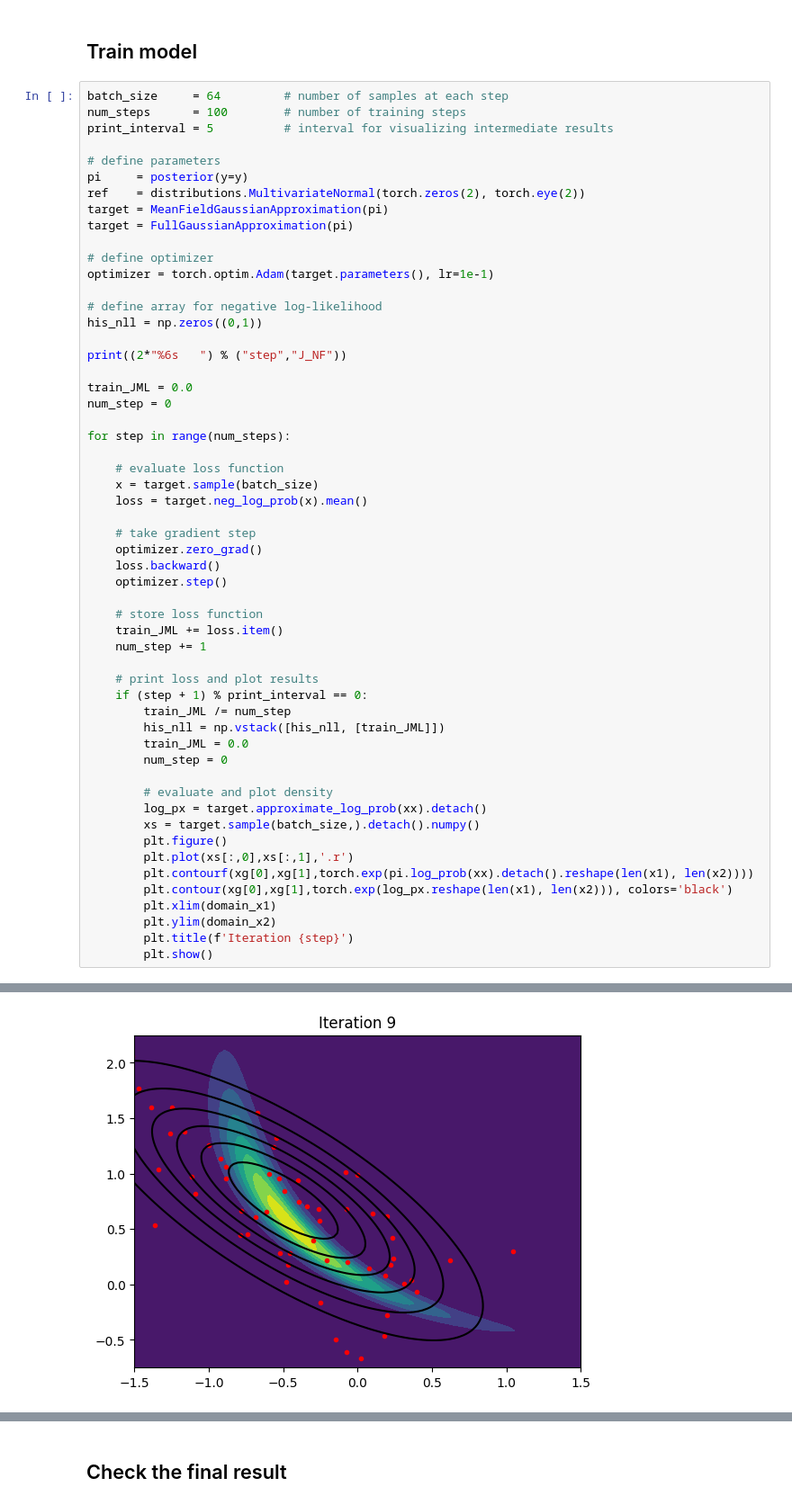
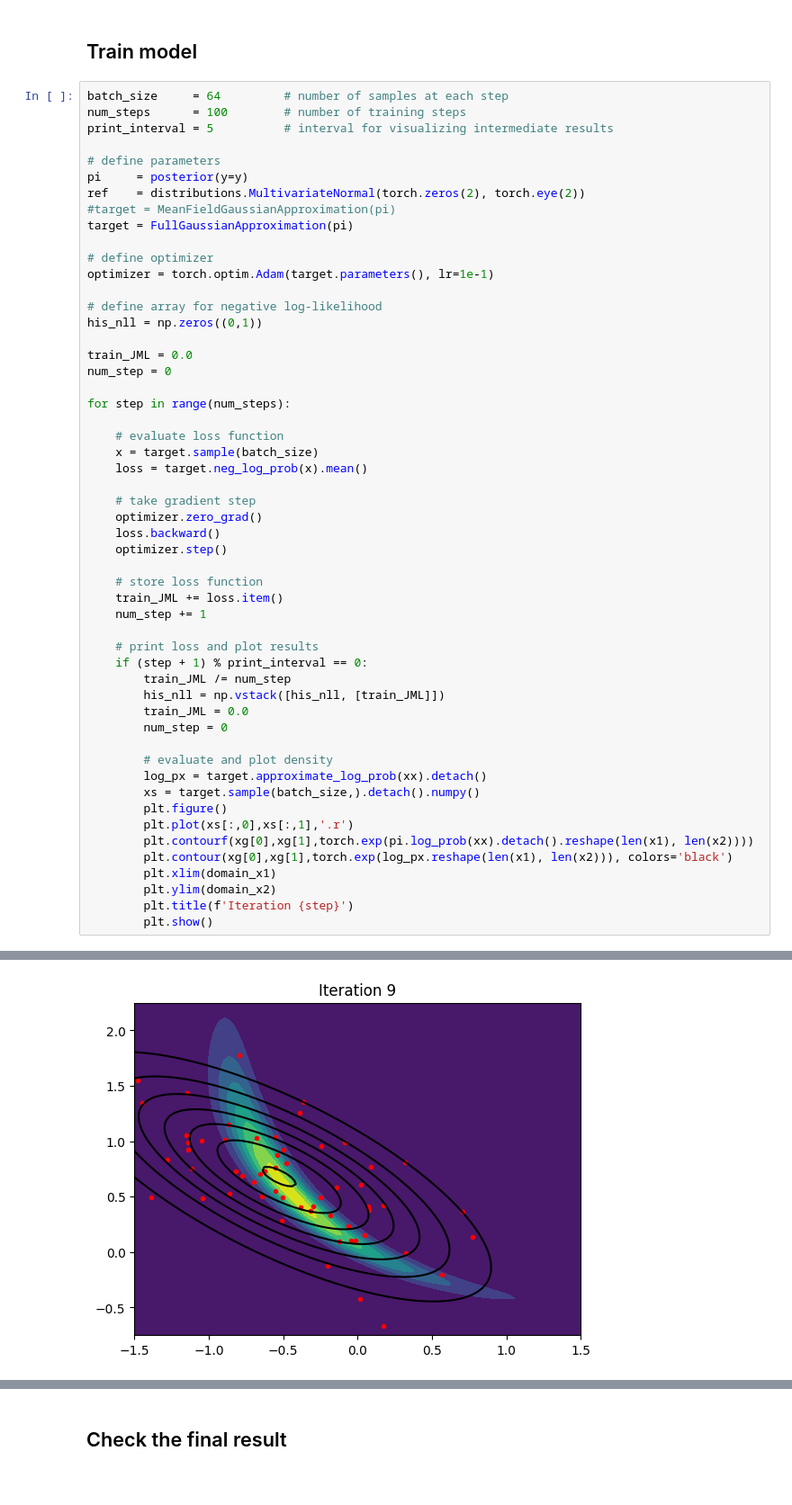
Before and after one commit to baptistar/MLforIPDA, a Jupyter notebook: VariationalInference_Gaussian.ipynb, the cells around one changed output, grey strips where cells are left out. Shown at 90% size. Cells and saved outputs as stored; diff of their text form.

```diff
--- a/VariationalInference_Gaussian.ipynb
+++ b/VariationalInference_Gaussian.ipynb
@@ -169,7 +169,7 @@ print_interval = 5          # interval for visualizing intermediate results
 # define parameters
 pi     = posterior(y=y)
 ref    = distributions.MultivariateNormal(torch.zeros(2), torch.eye(2))
-target = MeanFieldGaussianApproximation(pi)
+#target = MeanFieldGaussianApproximation(pi)
 target = FullGaussianApproximation(pi)
 
 # define optimizer
@@ -177,8 +177,6 @@ optimizer = torch.optim.Adam(target.parameters(), lr=1e-1)
 
 # define array for negative log-likelihood
 his_nll = np.zeros((0,1))
-
-print((2*"%6s   ") % ("step","J_NF"))
 
 train_JML = 0.0
 num_step = 0
@@ -222 +219 @@ for step in range(num_steps):
-[figure, old version]
+[figure, new version]
```
Also changed, not shown: parts of 3 cells of this notebook, 3 other files.
